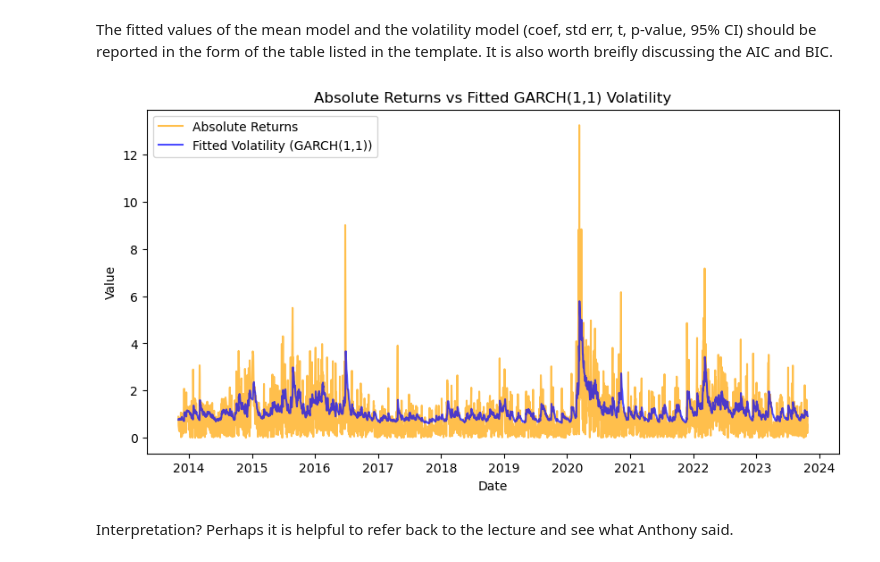
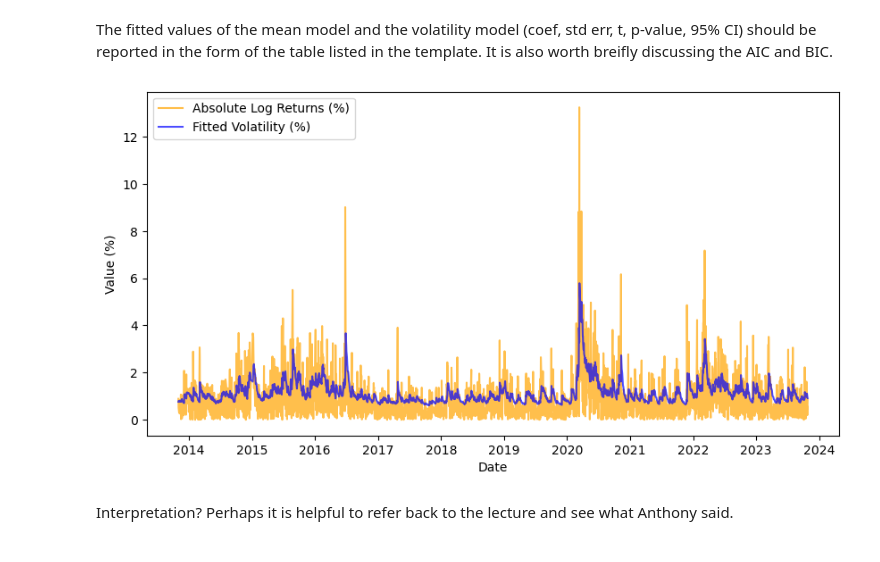
Before and after one commit to yibo-wang-25/QRM_Coursework_1, a Jupyter notebook: Part_A/code.ipynb, the cells around one changed output. Cells and saved outputs as stored; diff of their text form; code cells hidden in the pictures.

```diff
--- a/Part_A/code.ipynb
+++ b/Part_A/code.ipynb
@@ -182,20 +170,20 @@ The fitted values of the mean model and the volatility model (coef, std err, t,
 # %%
 df['Date'] = pd.to_datetime(df['Date'], dayfirst=True)
 df2 = df.dropna(subset=['log_return']).copy()
 abs_ret = df2['log_return'].abs()
 vol = pd.Series(res.conditional_volatility, index=df2.index)
 dates = df2['Date']
 
 fig, ax = plt.subplots(figsize=(10,5))
-ax.plot(dates, abs_ret, label='Absolute Returns', alpha=0.7, color = 'orange')
-ax.plot(dates, vol, label='Fitted Volatility (GARCH(1,1))', linewidth=1.5, alpha=0.7, color = 'blue')
+ax.plot(dates, abs_ret, label='Absolute Log Returns (%)', alpha=0.7, color = 'orange')
+ax.plot(dates, vol, label='Fitted Volatility (%)', linewidth=1.5, alpha=0.7, color = 'blue')
 
-ax.set_title('Absolute Returns vs Fitted GARCH(1,1) Volatility')
+#ax.set_title('Absolute Returns vs Fitted GARCH(1,1) Volatility')
 ax.set_xlabel('Date')
-ax.set_ylabel('Value')
+ax.set_ylabel('Value (%)')
 ax.legend(loc = "upper left")
 plt.show()
 # %% [output]
-[figure, old version]
+[figure, new version]
 # %% [markdown]
 Interpretation? Perhaps it is helpful to refer back to the lecture and see what Anthony said.
```
Also changed, not shown: parts of 27 cells of this notebook, 18 other files.
